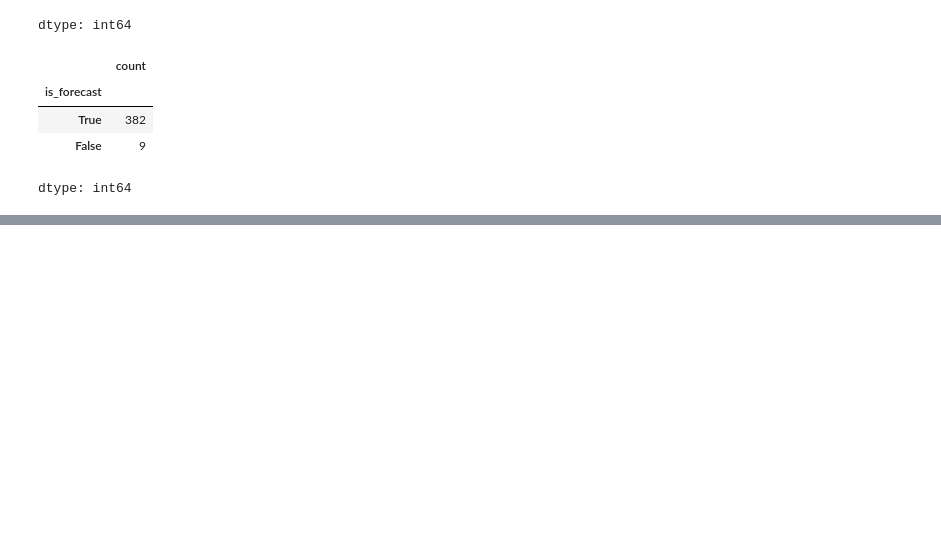
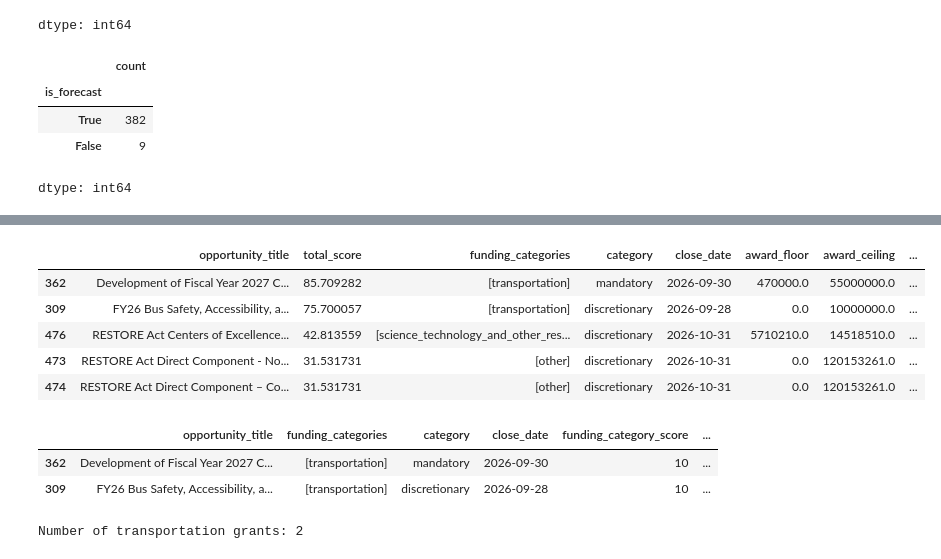
Before and after one commit to sheninyee/sdis-solvathon-2026-team-theSouperSolvers, a Jupyter notebook: solveathon.ipynb, the cells around one changed output, grey strips where cells are left out. Drawn from its saved outputs; the diff is of its cells as text; code cells hidden in the pictures; blank space fills up the shorter version.

```diff
--- a/solveathon.ipynb
+++ b/solveathon.ipynb
@@ -494,0 +867,63 @@ Name: count, Length: 152, dtype: int64
+# %%
+ranked_grants = eligible_final.sort_values(
+    by="total_score",
+    ascending=False
+)
+
+ranked_grants[
+    [
+        "opportunity_title",
+        "total_score",
+        "funding_categories",
+        "category",
+        "close_date",
+        'award_floor',
+        'award_ceiling',
+       'expected_number_of_awards',
+    ]
+].head(5)
+# %% [output]
+|  | opportunity_title | total_score | funding_categories | category | close_date | award_floor | award_ceiling | ... |
+| 362 | Development of Fiscal Year 2027 C... | 85.709282 | [transportation] | mandatory | 2026-09-30 | 470000.0 | 55000000.0 | ... |
+| 309 | FY26 Bus Safety, Accessibility, a... | 75.700057 | [transportation] | discretionary | 2026-09-28 | 0.0 | 10000000.0 | ... |
+| 476 | RESTORE Act Centers of Excellence... | 42.813559 | [science_technology_and_other_res... | discretionary | 2026-10-31 | 5710210.0 | 14518510.0 | ... |
+| 473 | RESTORE Act Direct Component - No... | 31.531731 | [other] | discretionary | 2026-10-31 | 0.0 | 120153261.0 | ... |
+| 474 | RESTORE Act Direct Component – Co... | 31.531731 | [other] | discretionary | 2026-10-31 | 0.0 | 120153261.0 | ... |
+# %%
+transportation_grants = eligible_final[
+    eligible_final["funding_categories"].apply(
+        lambda x: "transportation" in x
+    )
+].copy()
+
+transportation_grants[
+    [
+        "opportunity_title",
+        "funding_categories",
+        "category",
+        "close_date",
+        "funding_category_score",
+        "award_average_score",
+        "expected_awards_score",
+        "close_date_score",
+        "total_score"
+    ]
+].sort_values(
+    "total_score",
+    ascending=False
+)
+# %% [output]
+|  | opportunity_title | funding_categories | category | close_date | funding_category_score | ... |
+| 362 | Development of Fiscal Year 2027 C... | [transportation] | mandatory | 2026-09-30 | 10 | ... |
+| 309 | FY26 Bus Safety, Accessibility, a... | [transportation] | discretionary | 2026-09-28 | 10 | ... |
+# %%
+transportation_grants[
+    ["opportunity_title", "total_score"]
+].sort_values(
+    "total_score",
+    ascending=False
+)
+
+print("Number of transportation grants:", len(transportation_grants))
+# %% [output]
+Number of transportation grants: 2
```
Also changed, not shown: parts of 21 cells of this notebook.
